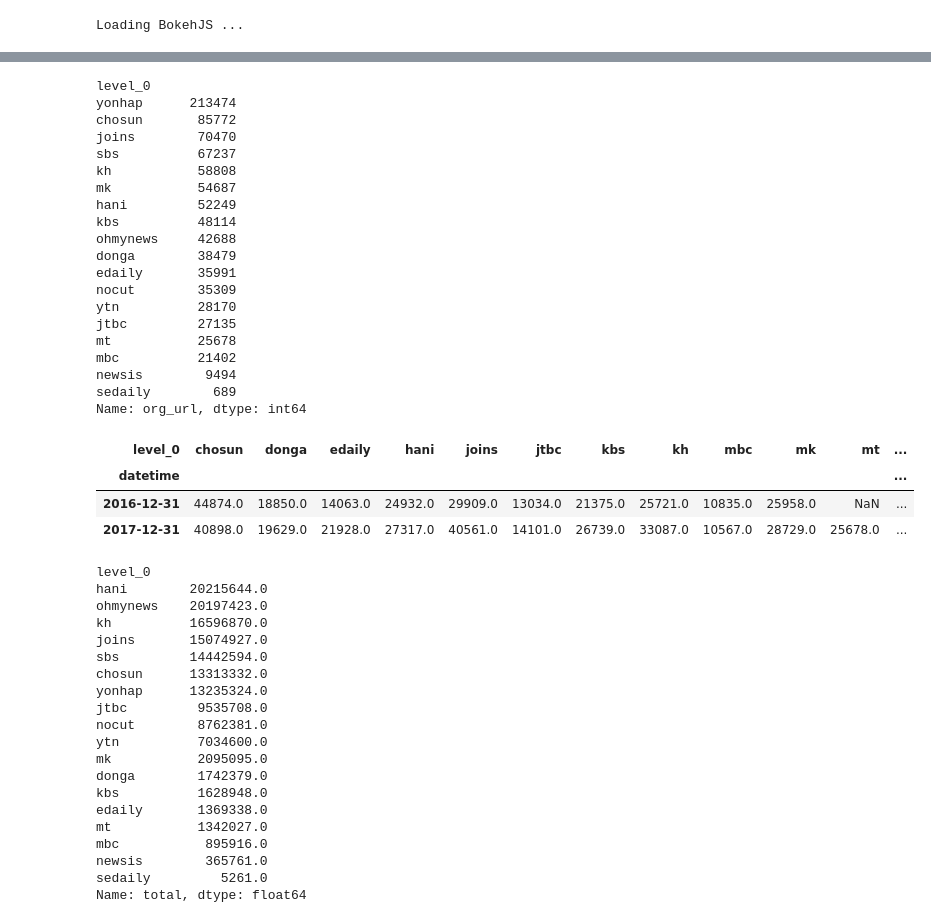
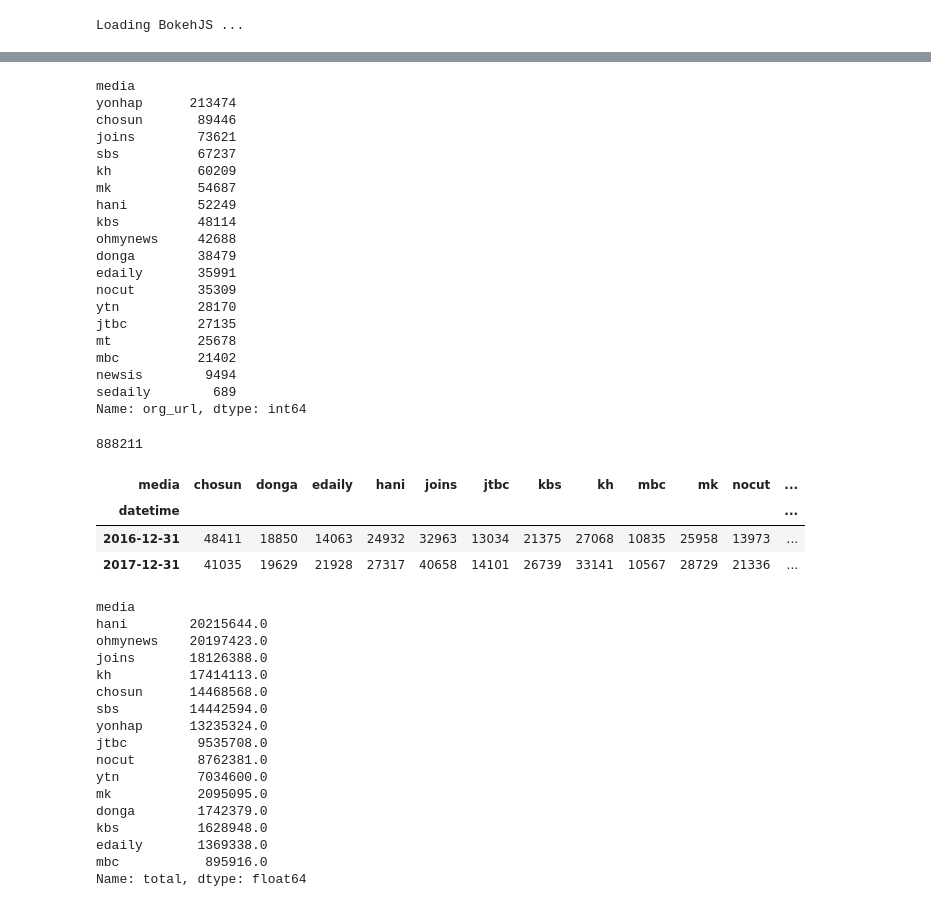
Before and after one commit to theoseo/newsmine, a Jupyter notebook: src/Facebook 1617 using graph api.ipynb, the cells around one changed output, grey strips where cells are left out. Cells and saved outputs as stored; diff of their text form; code cells hidden in the pictures.

```diff
--- a/src/Facebook 1617 using graph api.ipynb
+++ b/src/Facebook 1617 using graph api.ipynb
@@ -62,0 +63,2 @@ len(df)
+# %%
+df=df.rename({'level_0':'media'}, axis=1)
@@ -102,13 +89,13 @@ df.sample(20)
 # %%
-media_total = df.groupby('level_0').org_url.count()
+media_total = df.groupby('media').org_url.count()
 media_total.sort_values(ascending=False)
 # %% [output]
-level_0
+media
 yonhap      213474
-chosun       85772
-joins        70470
+chosun       89446
+joins        73621
 sbs          67237
-kh           58808
+kh           60209
 mk           54687
 hani         52249
 kbs          48114
@@ -123,26 +110,32 @@ mbc          21402
 newsis        9494
 sedaily        689
 Name: org_url, dtype: int64
+# %%
+df=df[~df.media.isin(['mt','newsis', 'sedaily'])]
+# %%
+len(df)
+# %% [output]
+888211
 # %%
-media_total_by_year = df.groupby([pd.Grouper(key='datetime', freq='Y'),'level_0'])['org_url'].count()
+media_total_by_year = df.groupby([pd.Grouper(key='datetime', freq='Y'),'media'])['org_url'].count()
 media_total_by_year.unstack(level=-1)
 # %% [output]
-| level_0 | chosun | donga | edaily | hani | joins | jtbc | kbs | kh | mbc | mk | mt | ... |
+| media | chosun | donga | edaily | hani | joins | jtbc | kbs | kh | mbc | mk | nocut | ... |
 | datetime |  |  |  |  |  |  |  |  |  |  |  | ... |
-| 2016-12-31 | 44874.0 | 18850.0 | 14063.0 | 24932.0 | 29909.0 | 13034.0 | 21375.0 | 25721.0 | 10835.0 | 25958.0 | NaN | ... |
-| 2017-12-31 | 40898.0 | 19629.0 | 21928.0 | 27317.0 | 40561.0 | 14101.0 | 26739.0 | 33087.0 | 10567.0 | 28729.0 | 25678.0 | ... |
+| 2016-12-31 | 48411 | 18850 | 14063 | 24932 | 32963 | 13034 | 21375 | 27068 | 10835 | 25958 | 13973 | ... |
+| 2017-12-31 | 41035 | 19629 | 21928 | 27317 | 40658 | 14101 | 26739 | 33141 | 10567 | 28729 | 21336 | ... |
 # %%
-media_sum = df.groupby('level_0')['total'].sum()
+media_sum = df.groupby('media')['total'].sum()
 sort_total=media_sum.sort_values(ascending=False)
 sort_total
 # %% [output]
-level_0
+media
 hani        20215644.0
 ohmynews    20197423.0
-kh          16596870.0
-joins       15074927.0
+joins       18126388.0
+kh          17414113.0
+chosun      14468568.0
 sbs         14442594.0
-chosun      13313332.0
 yonhap      13235324.0
 jtbc         9535708.0
 nocut        8762381.0
@@ -151,9 +144,6 @@ mk           2095095.0
 donga        1742379.0
 kbs          1628948.0
 edaily       1369338.0
-mt           1342027.0
 mbc           895916.0
-newsis        365761.0
-sedaily         5261.0
 Name: total, dtype: float64
 # %%
```
Also changed, not shown: parts of 17 cells of this notebook.
